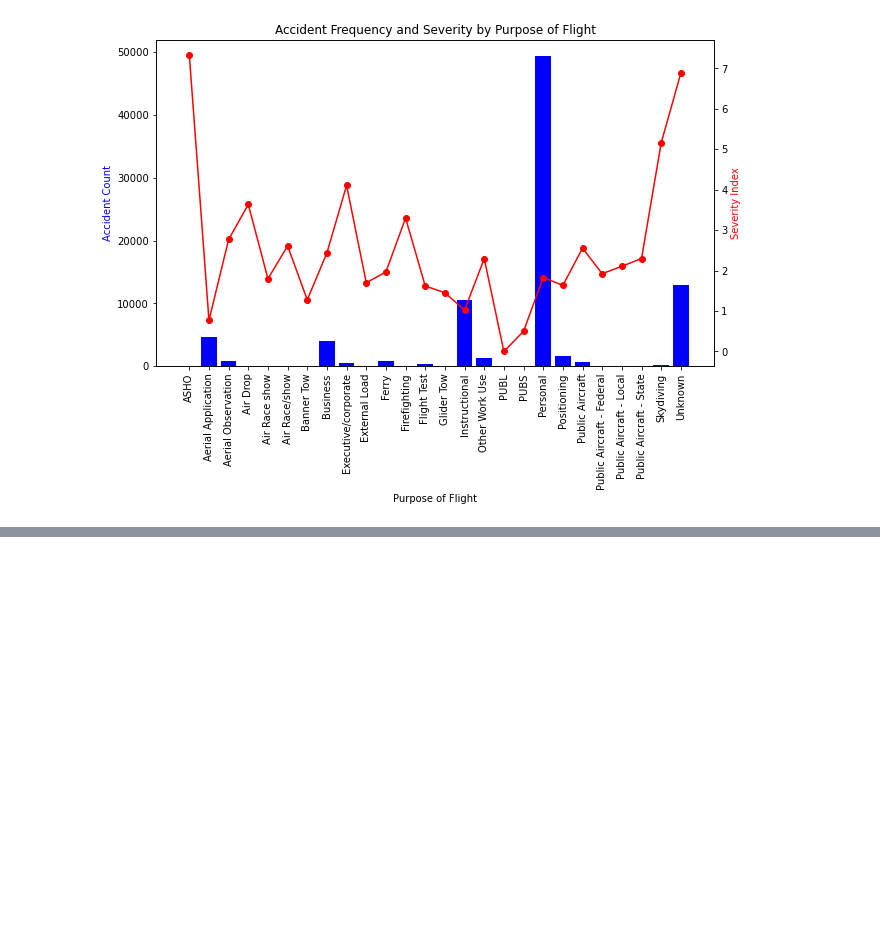
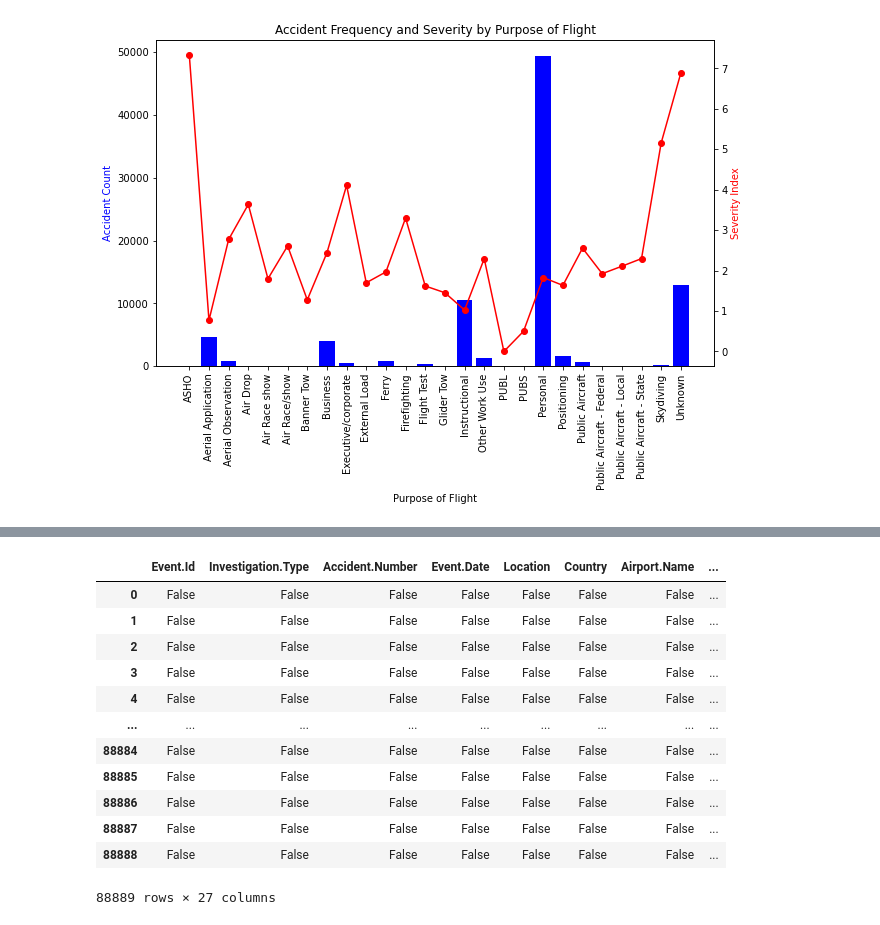
Before and after one commit to mojay6111/dsc-phase-1-project_1, a Jupyter notebook: student.ipynb, the cells around one changed output, grey strips where cells are left out. Saved outputs shown, nothing was run; the diff lists cells and outputs as text; code cells hidden in the pictures; blank space fills up the shorter version.

```diff
--- a/student.ipynb
+++ b/student.ipynb
@@ -1044,0 +1076,16 @@ plt.show()
+# %%
+data.isnull()
+# %% [output]
+|  | Event.Id | Investigation.Type | Accident.Number | Event.Date | Location | Country | Airport.Name | ... |
+| 0 | False | False | False | False | False | False | False | ... |
+| 1 | False | False | False | False | False | False | False | ... |
+| 2 | False | False | False | False | False | False | False | ... |
+| 3 | False | False | False | False | False | False | False | ... |
+| 4 | False | False | False | False | False | False | False | ... |
+| ... | ... | ... | ... | ... | ... | ... | ... | ... |
+| 88884 | False | False | False | False | False | False | False | ... |
+| 88885 | False | False | False | False | False | False | False | ... |
+| 88886 | False | False | False | False | False | False | False | ... |
+| 88887 | False | False | False | False | False | False | False | ... |
+| 88888 | False | False | False | False | False | False | False | ... |
+88889 rows × 27 columns
```
Also changed, not shown: parts of 13 cells of this notebook, 2 other files.
